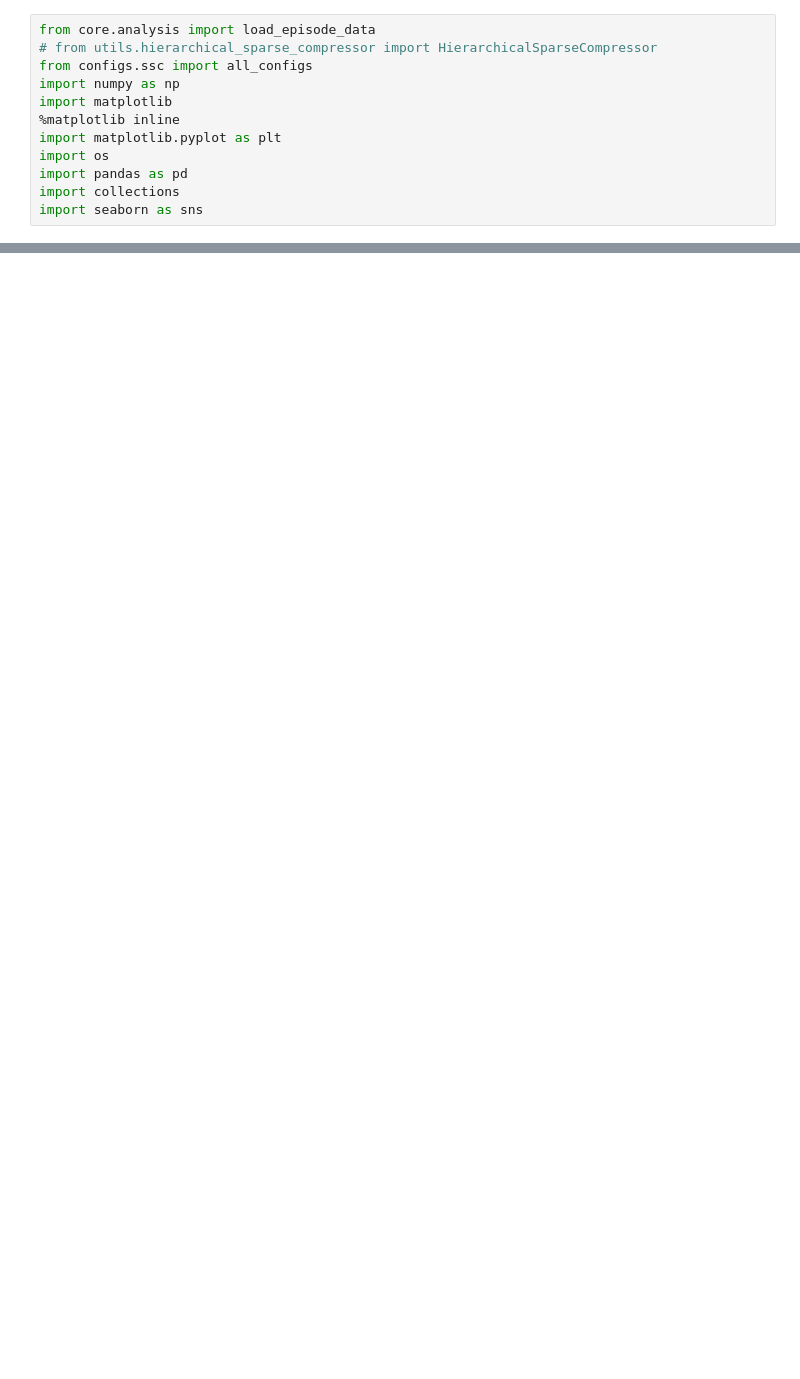
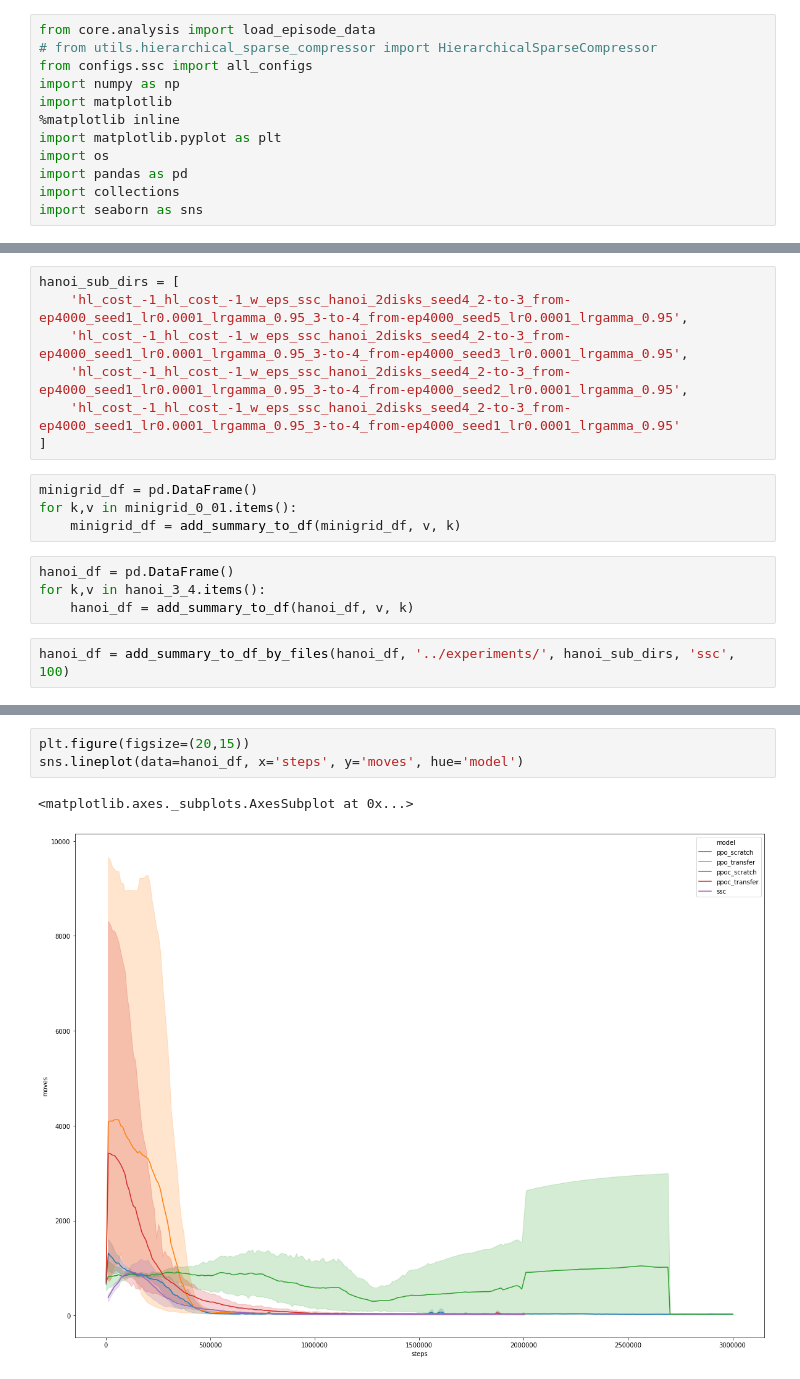
Before and after one commit to sophiaas/rlbase, a Jupyter notebook: rlbase/plots.ipynb, the cells around one changed output, grey strips where cells are left out. Cells and saved outputs as stored; diff of their text form; blank space fills up the shorter version.

Commit message:
new plots

```diff
--- a/rlbase/plots.ipynb
+++ b/rlbase/plots.ipynb
@@ -51,0 +75,17 @@ data
+# %%
+hanoi_sub_dirs = [
+    'hl_cost_-1_hl_cost_-1_w_eps_ssc_hanoi_2disks_seed4_2-to-3_from-ep4000_seed1_lr0.0001_lrgamma_0.95_3-to-4_from-ep4000_seed5_lr0.0001_lrgamma_0.95',
+    'hl_cost_-1_hl_cost_-1_w_eps_ssc_hanoi_2disks_seed4_2-to-3_from-ep4000_seed1_lr0.0001_lrgamma_0.95_3-to-4_from-ep4000_seed3_lr0.0001_lrgamma_0.95',
+    'hl_cost_-1_hl_cost_-1_w_eps_ssc_hanoi_2disks_seed4_2-to-3_from-ep4000_seed1_lr0.0001_lrgamma_0.95_3-to-4_from-ep4000_seed2_lr0.0001_lrgamma_0.95',
+    'hl_cost_-1_hl_cost_-1_w_eps_ssc_hanoi_2disks_seed4_2-to-3_from-ep4000_seed1_lr0.0001_lrgamma_0.95_3-to-4_from-ep4000_seed1_lr0.0001_lrgamma_0.95'
+]
+# %%
+minigrid_df = pd.DataFrame()
+for k,v in minigrid_0_01.items():
+    minigrid_df = add_summary_to_df(minigrid_df, v, k)
+# %%
+hanoi_df = pd.DataFrame()
+for k,v in hanoi_3_4.items():
+    hanoi_df = add_summary_to_df(hanoi_df, v, k)
+# %%
+hanoi_df = add_summary_to_df_by_files(hanoi_df, '../experiments/', hanoi_sub_dirs, 'ssc', 100)
@@ -80,0 +168,6 @@ sns.lineplot(data=df, x='episode', y='return')
+# %%
+plt.figure(figsize=(20,15))
+sns.lineplot(data=hanoi_df, x='steps', y='moves', hue='model')
+# %% [output]
+<matplotlib.axes._subplots.AxesSubplot at 0x...>
+[figure, added]
```
Also changed, not shown: parts of 31 cells of this notebook.
